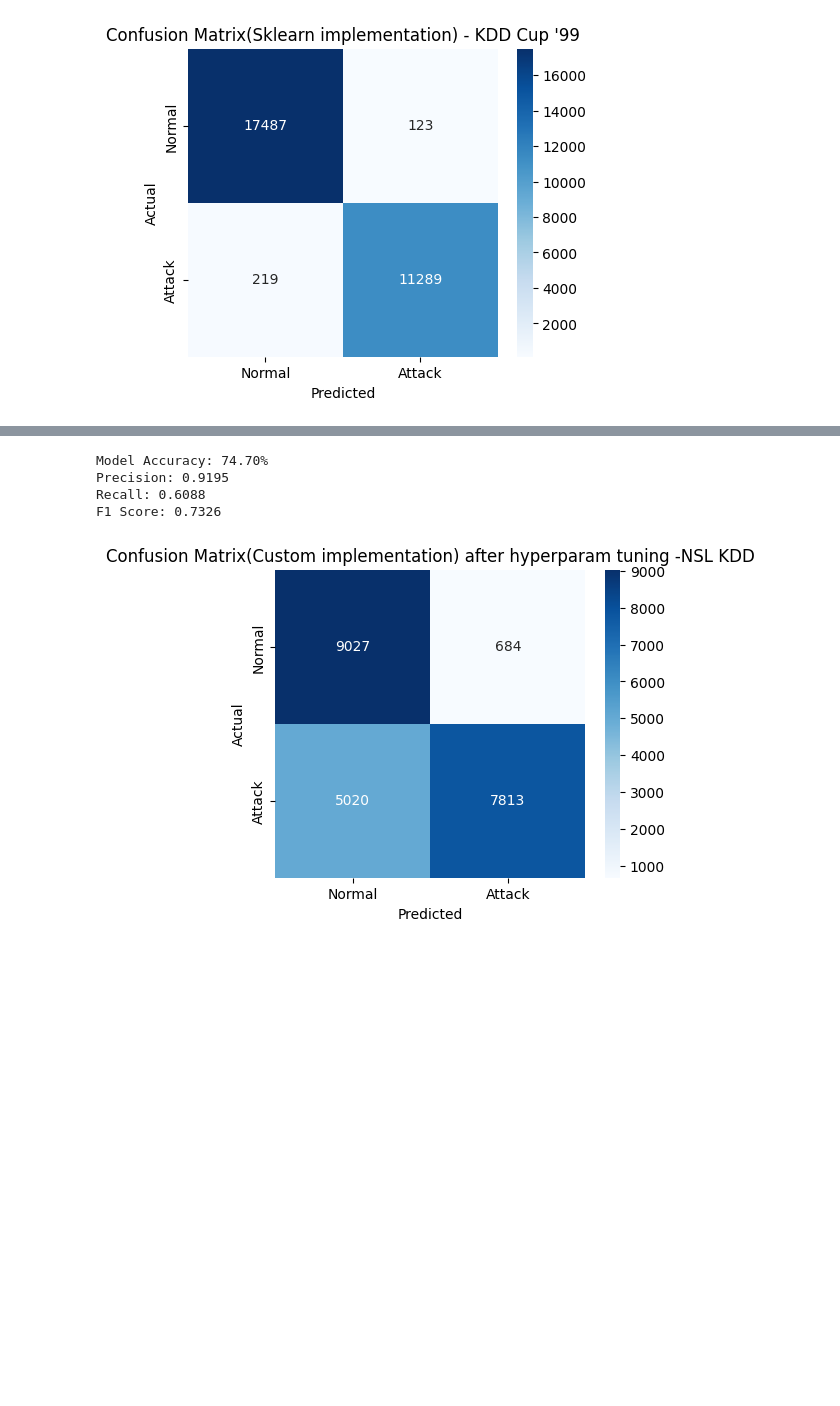
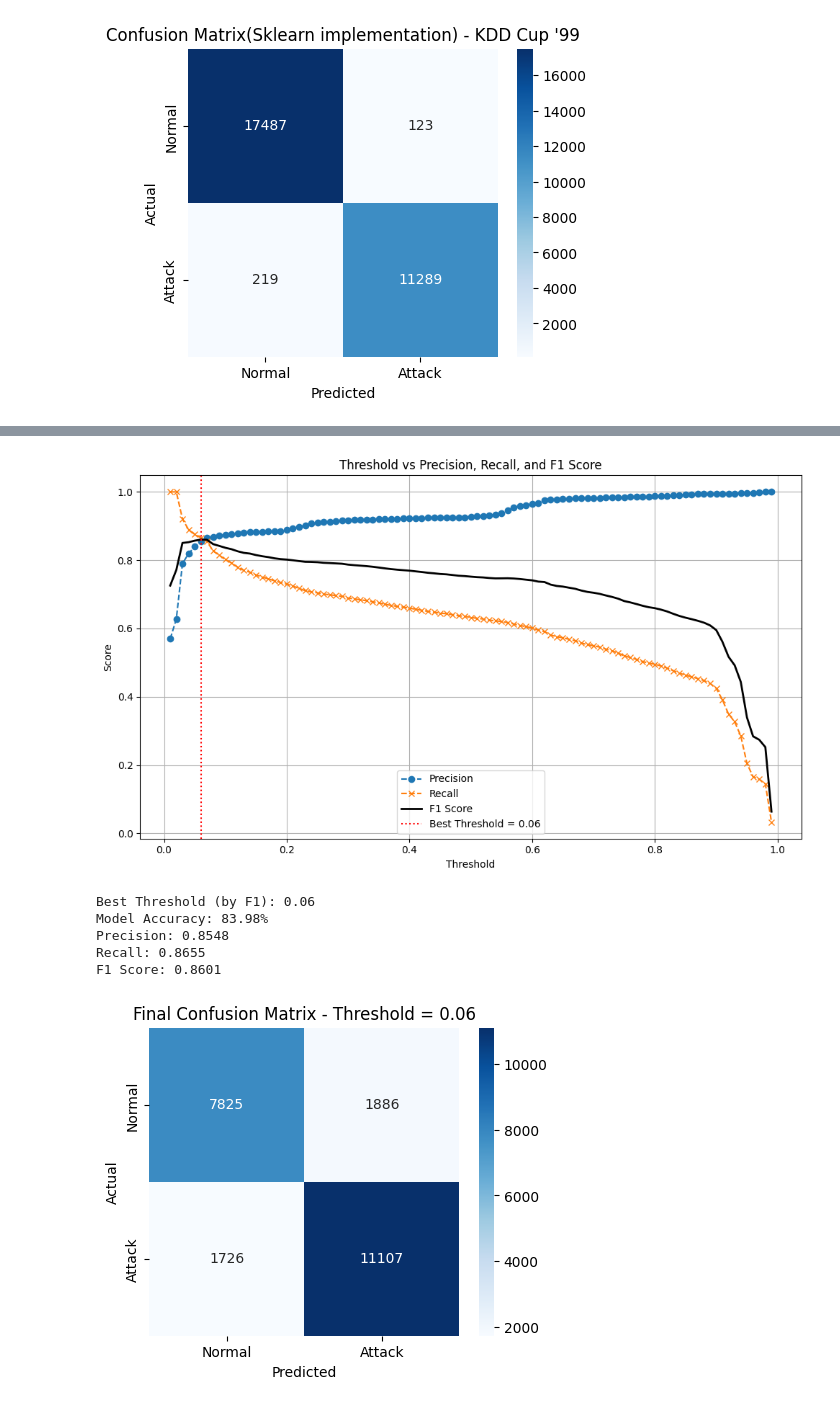
Before and after one commit to Satvik0110/Network-Intrusion-Detector, a Jupyter notebook: NID_using_LR.ipynb, the cells around one changed output, grey strips where cells are left out. Drawn from its saved outputs; the diff is of its cells as text; code cells hidden in the pictures; blank space fills up the shorter version.

```diff
--- a/NID_using_LR.ipynb
+++ b/NID_using_LR.ipynb
@@ -413,16 +329,21 @@ Best Parameters: {'alpha': 10, 'epochs': 1000, 'threshold': 0.4}
-# %%
-# Train the best logistic regression model and display best metrics
-best_model= grid_search.best_estimator_
-best_model.fit(X_train, y_train)
-
-# Make predictions(accuracy)
-y_pred = best_model.predict(X_test)
-
-calculateAndDisplayEvaluationMetrics(y_test, y_pred, "Confusion Matrix(Custom implementation) after hyperparam tuning -NSL KDD")
-# %% [output]
-Model Accuracy: 74.70%
-Precision: 0.9195
-Recall: 0.6088
-F1 Score: 0.7326
-[figure, removed]
+# %%
+# Get predicted probabilities
+y_probs = log_reg.predict_proba(X_test)
+
+# Tune threshold to further improve performance
+best_thresh = plot_threshold_vs_metrics(y_test, y_probs)
+
+# Predict using best threshold
+y_pred_thresh = (y_probs >= best_thresh).astype(int)
+
+# Final evaluation
+calculateAndDisplayEvaluationMetrics(y_test, y_pred_thresh, f"Final Confusion Matrix - Threshold = {best_thresh:.2f}")
+# %% [output]
+[figure, added]
+Best Threshold (by F1): 0.06
+Model Accuracy: 83.98%
+Precision: 0.8548
+Recall: 0.8655
+F1 Score: 0.8601
+[figure, added]
 # %%
```
Also changed, not shown: parts of 19 cells of this notebook.
